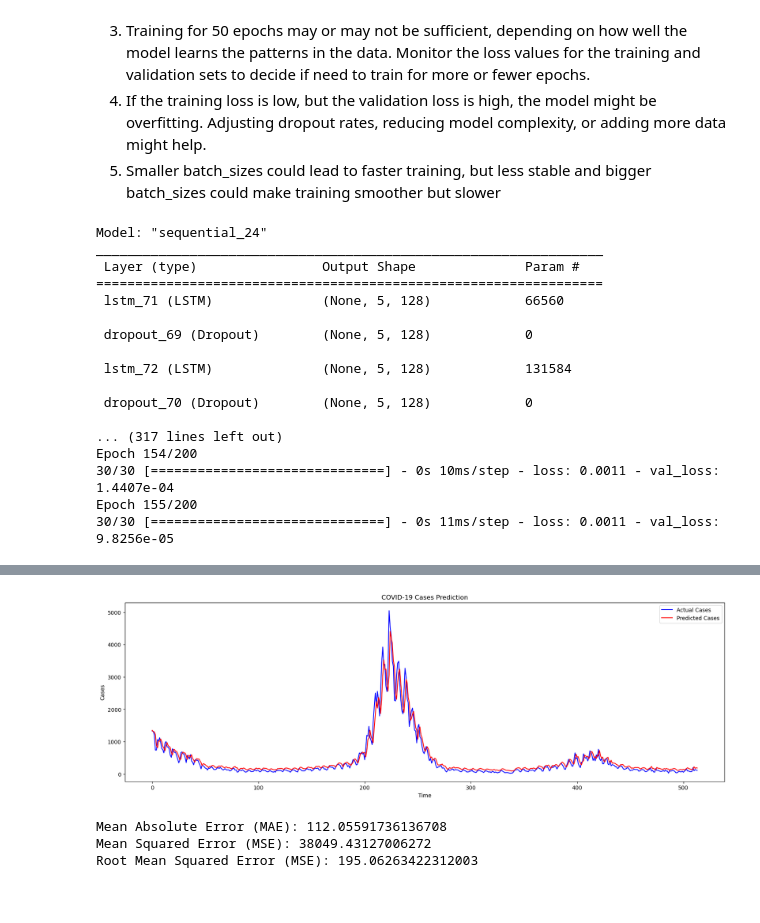
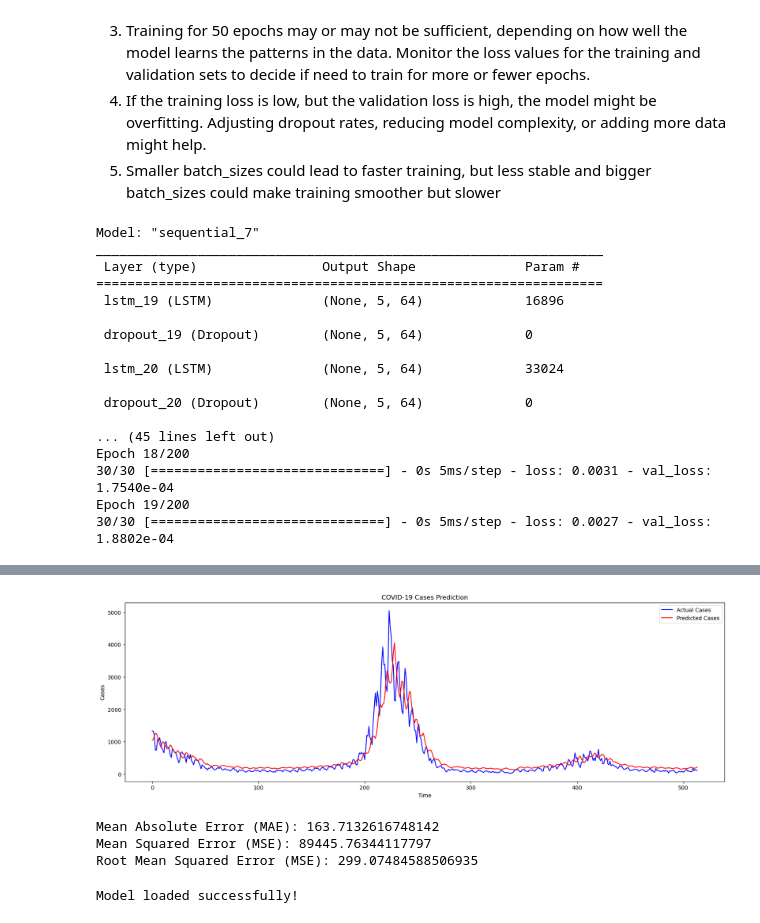
Before and after one commit to nursahiraa/fyp, a Jupyter notebook: dataSpell/fyp-master/notebooks/LSTM.ipynb, the cells around one changed output, grey strips where cells are left out. Saved outputs shown, nothing was run; the diff lists cells and outputs as text; code cells hidden in the pictures.

```diff
--- a/dataSpell/fyp-master/notebooks/LSTM.ipynb
+++ b/dataSpell/fyp-master/notebooks/LSTM.ipynb
@@ -125,17 +194,17 @@ model = Sequential()
 
 #have 2 hidden layers added in RNN
 #units for 50 neuron in the layer
-model.add(LSTM(units=128, return_sequences=True, input_shape=(X_train.shape[1], X_train.shape[2]))) #add the first layer
+model.add(LSTM(units=64, return_sequences=True, input_shape=(X_train.shape[1], X_train.shape[2]))) #add the first layer
 model.add(Dropout(0.2))  # Helps prevent overfitting add neuron in hidden layer
-model.add(LSTM(units=128, return_sequences=True)) # add second LSTM layer, true because needs for the next input hidden layer
+model.add(LSTM(units=64, return_sequences=True)) # add second LSTM layer, true because needs for the next input hidden layer
 model.add(Dropout(0.2)) # 20% of neurons are randomly ignored during each training iteration
-model.add(LSTM(units=128, return_sequences=False)) # add third LSTM layer, it is false because it is last hidden layer
+model.add(LSTM(units=64, return_sequences=False)) # add third LSTM layer, it is false because it is last hidden layer
 model.add(Dropout(0.2))
 model.add(Dense(units=1)) # Output layer, single unit because wants to make prediction for single values
 
 
 # Using HDF5 format to save only the best model
-cp = ModelCheckpoint('LSTM_model1.h5', save_best_only=True)
+cp = ModelCheckpoint('../models/LSTM_model1.h5', save_best_only=True)
 
 # Compile the model, loss function: to calculate the difference between predicts and real using adam optimizer, its a must
 # model.compile(optimizer=optimizers.Adam(learning_rate=0.0001), loss=MeanSquaredError())
@@ -151,26 +220,26 @@ history = model.fit(X_train, y_train, epochs=200, batch_size=32, validation_spli
 # history = model.fit(X_train, y_train, epochs=100, batch_size=32, validation_split=0.2, shuffle=False, callbacks=[cp])
 #epochs for how many times the model will see entire dataset, batch_size for how many samples it processes before updating weights.
 # %% [output]
-Model: "sequential_24"
+Model: "sequential_7"
 _________________________________________________________________
  Layer (type)                Output Shape              Param #
 =================================================================
- lstm_71 (LSTM)              (None, 5, 128)            66560
+ lstm_19 (LSTM)              (None, 5, 64)             16896
 
- dropout_69 (Dropout)        (None, 5, 128)            0
+ dropout_19 (Dropout)        (None, 5, 64)             0
 
- lstm_72 (LSTM)              (None, 5, 128)            131584
+ lstm_20 (LSTM)              (None, 5, 64)             33024
 
- dropout_70 (Dropout)        (None, 5, 128)            0
+ dropout_20 (Dropout)        (None, 5, 64)             0
 
-... (317 lines left out)
-Epoch 154/200
-30/30 [==============================] - 0s 10ms/step - loss: 0.0011 - val_loss: 1.4407e-04
-Epoch 155/200
-30/30 [==============================] - 0s 11ms/step - loss: 0.0011 - val_loss: 9.8256e-05
+... (45 lines left out)
+Epoch 18/200
+30/30 [==============================] - 0s 5ms/step - loss: 0.0031 - val_loss: 1.7540e-04
+Epoch 19/200
+30/30 [==============================] - 0s 5ms/step - loss: 0.0027 - val_loss: 1.8802e-04
 # %%
 #load model that is the best from h5 file to model1, to predict the value
-model1 = load_model('LSTM_model1.h5')
+model1 = load_model('../models/LSTM_model1.h5')
 
 # Evaluate the model on test data
 loss = model1.evaluate(X_test, y_test)
@@ -212,4 +281,18 @@ Test Loss: 3.4095650335075334e-05
-[figure, old version]
+[figure, new version]
-Mean Absolute Error (MAE): 112.05591736136708
-Mean Squared Error (MSE): 38049.43127006272
-Root Mean Squared Error (MSE): 195.06263422312003
+Mean Absolute Error (MAE): 163.7132616748142
+Mean Squared Error (MSE): 89445.76344117797
+Root Mean Squared Error (MSE): 299.07484588506935
+# %%
+from keras.models import load_model
+
+# Path to your saved model
+saved_model_path = "../models/hybrid_model.keras"
+
+# Load the model without compiling (ignoring the optimizer state)
+modelhybrids = load_model(saved_model_path, compile=False)
+
+modelhybrids.compile(optimizer='adam', loss='mean_squared_error')
+
+print("Model loaded successfully!")
+# %% [output]
+Model loaded successfully!
```
Also changed, not shown: parts of 2 cells of this notebook, 4 other files.
